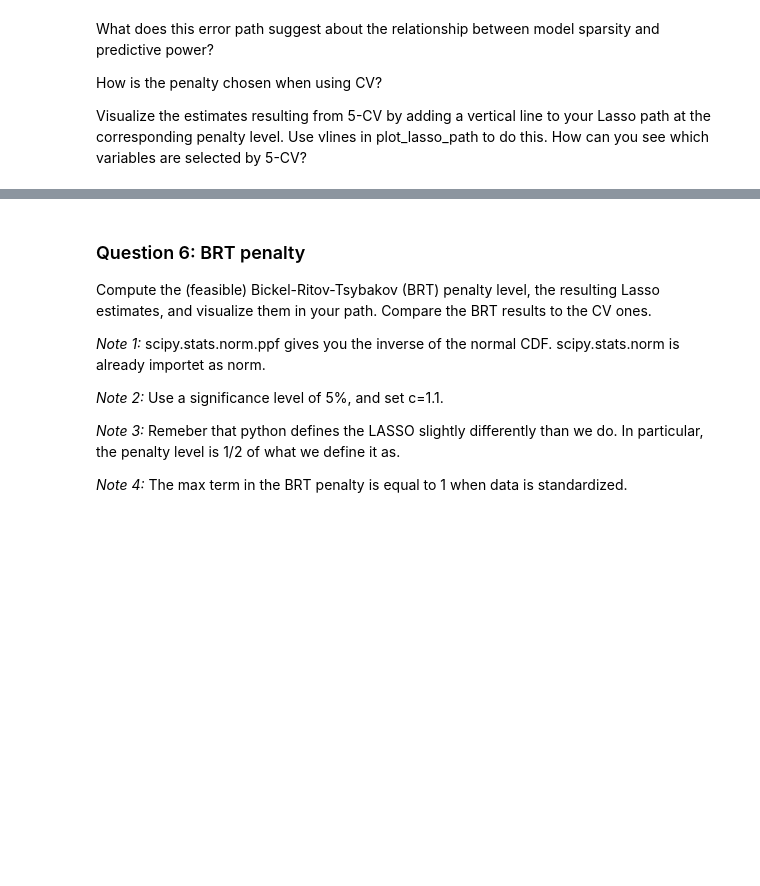
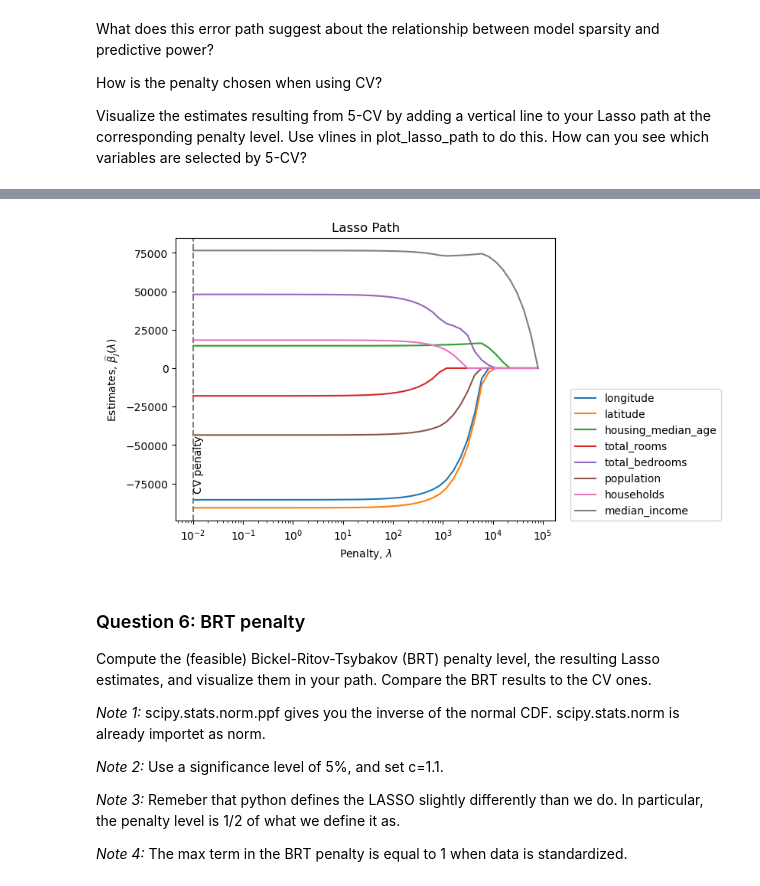
Before and after one commit to vkt823/My-repository, a Jupyter notebook: Problem sets/PS5/5_ex_ante.ipynb, the cells around one changed output, grey strips where cells are left out. Drawn from its saved outputs; the diff is of its cells as text; code cells hidden in the pictures; blank space fills up the shorter version.

```diff
--- a/Problem sets/PS5/5_ex_ante.ipynb
+++ b/Problem sets/PS5/5_ex_ante.ipynb
@@ -105,8 +105,10 @@ median_house_value    0
 ocean_proximity       0
 dtype: int64
 # %%
-median_value = housing['total_bedrooms'].median() #calculate the median value for total_bedrooms
-housing['total_bedrooms'].fillna(median_value, inplace=True) #replace missing values with the median value
+#alternative approach
+
+#median_value = housing['total_bedrooms'].median() #calculate the median value for total_bedrooms
+#housing['total_bedrooms'].fillna(median_value, inplace=True) #replace missing values with the median value
 # %% [markdown]
 We will model house prices (median_house_value) using a linear (in the parameters) model of the remaining basic regressors minus "ocean_proximity". (The latter variable is likely a predictor of house prices. However, due to its categorical nature, we will exclude it for the purpose of this exercise. A better  approach is to convert this categorical variable into a collection of dummies.)
 # %%
@@ -147,4 +149,12 @@ def standardize(X):
     return X_tilde
 
 X_tilde = standardize(X)
+# %%
+def standardize(X):
+    mu = X.mean(axis=0)
+    sigma = X.std(axis=0)
+    X_tilde = (X - mu)/sigma
+    return X_tilde
+
+X_tilde=standardize(X)
 # %% [markdown]
@@ -236,14 +246,14 @@ Compute the penalty level and estimates implied by 5-fold cross-validation (5-CV
 *Note 2:* The argument "alphas" sets the grid of penalty levels that the 5-CV procedure will consider.
 # %%
 # Estimate the model using LassoCV
-fit_CV = None # Fill in
+fit_CV = LassoCV(cv = 5, alphas=penalty_grid).fit(X_tilde,y)
 
 # Investigate the penalty
-penalty_CV = None # Fill in
+penalty_CV = fit_CV.alpha_
 print('Penalty_CV: ', round(penalty_CV,2))
 
 # Investigate the coefficients
-coeff_CV = None # Fill in
+coeff_CV = fit_CV.coef_
 print('Coefficients: ', np.round(coeff_CV))
 
 # Investigate the selected variables
@@ -303,3 +322,8 @@ to your Lasso path at the corresponding penalty level. Use vlines in plot_lasso_
+# %%
+# Plot lasso path
+plot_lasso_path(penalty_grid, coefs, Xnames, vlines={'CV penalty':penalty_CV})
+# %% [output]
+[figure, added]
 # %% [markdown]
 ### Question 6: BRT penalty
 Compute the (feasible) Bickel-Ritov-Tsybakov (BRT) penalty level, the resulting Lasso estimates, and visualize them in your path. Compare the BRT results to the CV
```
Also changed, not shown: parts of 18 cells of this notebook, 3 other files.
